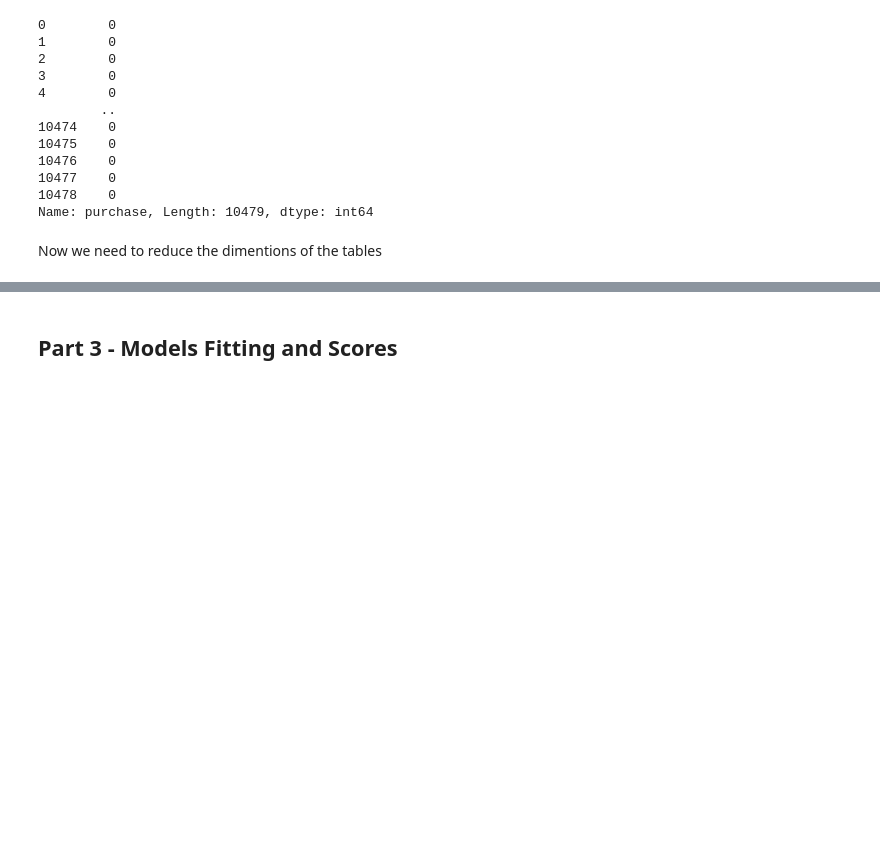
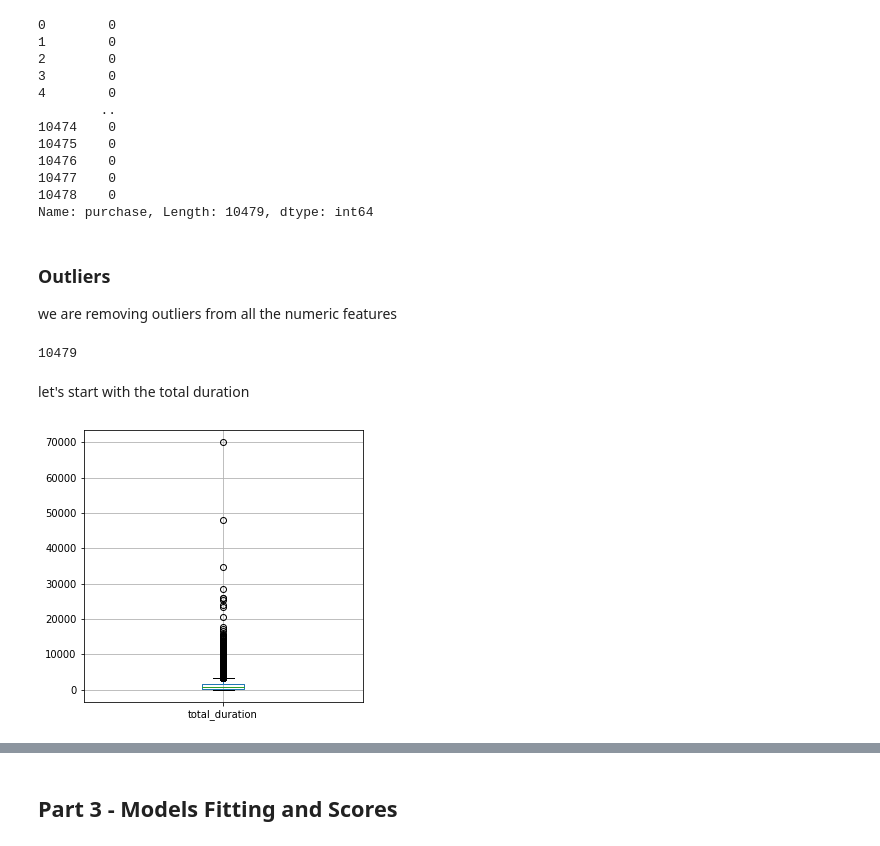
Before and after one commit to TalmSnir/ML-Final-Project, a Jupyter notebook: Final-Project.ipynb, the cells around one changed output, grey strips where cells are left out. Saved outputs shown, nothing was run; the diff lists cells and outputs as text; code cells hidden in the pictures; blank space fills up the shorter version.

Commit message:
after outliers and PCA

```diff
--- a/Final-Project.ipynb
+++ b/Final-Project.ipynb
@@ -345,9 +345,12 @@ data
 # %%
 # #we will start to drop some col with high correlation
 # We have 4753 missing values in total_duration column. we will drop this column and work with num_of_product_pages. which has the highest correlation with this feature.
-data = data.drop(columns=['total_duration'],inplace=False)
+#data = data.drop(columns=['total_duration'],inplace=False)
 data = data.drop(columns=['ExitRates'],inplace=False)
-data = data.drop(columns=['num_of_admin_pages'],inplace=False)
+data['total_duration']=data['admin_page_duration']+data['info_page_duration']+data['product_page_duration'] #we are summing the duration to 1 feature
+data = data.drop(columns=['admin_page_duration'],inplace=False)
+data = data.drop(columns=['info_page_duration'],inplace=False)
+data = data.drop(columns=['product_page_duration'],inplace=False)
 # %%
 (data['user_type']=='Other').sum()/data.shape[0]
 # %% [output]
@@ -358,14 +361,16 @@ len(data['A'].unique())
 data = data.drop(columns=['A'],inplace=False)
 # %%
 
-data['BounceRates'].fillna(data['BounceRates'].median(), inplace = True) # only 22 missing values
-data['admin_page_duration'].fillna(data['admin_page_duration'].median(), inplace = True) # only 22 missing values
-data['info_page_duration'].fillna(data['info_page_duration'].median(), inplace = True) # only 22 missing values
-data['product_page_duration'].fillna(data['product_page_duration'].median(), inplace = True)
-data['num_of_info_pages'].fillna(data['num_of_info_pages'].median(), inplace = True) # only 22 missing values
+data['BounceRates'].fillna(data['BounceRates'].median(), inplace = True)
+# data['admin_page_duration'].fillna(data['admin_page_duration'].median(), inplace = True)
+# data['info_page_duration'].fillna(data['info_page_duration'].median(), inplace = True)
+data['total_duration'].fillna(data['total_duration'].median(), inplace = True)
+data['num_of_admin_pages'].fillna(data['num_of_admin_pages'].median(), inplace = True)
+# data['product_page_duration'].fillna(data['product_page_duration'].median(), inplace = True)
+data['num_of_info_pages'].fillna(data['num_of_info_pages'].median(), inplace = True)
 data['num_of_product_pages'].fillna(data['num_of_product_pages'].median(), inplace = True)
-data['closeness_to_holiday'].fillna(data['closeness_to_holiday'].median(), inplace = True) # only 22 missing values
-data['PageValues'].fillna(data['PageValues'].median(), inplace = True) # only 22 missing values
+data['closeness_to_holiday'].fillna(data['closeness_to_holiday'].median(), inplace = True)
+data['PageValues'].fillna(data['PageValues'].median(), inplace = True)
 data['device'].fillna(get_most_frequent('device'), inplace = True)
 data['Region'].fillna(get_most_frequent('Region'), inplace = True)
 data['Month'].fillna(get_most_frequent('Month'), inplace = True)
@@ -420,5 +436,17 @@ data['purchase']
 10477    0
 10478    0
 Name: purchase, Length: 10479, dtype: int64
-# %% [markdown]
-Now we need to reduce the dimentions of the tables
+# %% [markdown]
+### Outliers
+we are removing outliers from all the numeric features
+# %%
+num_of_sampels_before_removing_outliers = data.shape[0]
+num_of_sampels_before_removing_outliers
+# %% [output]
+10479
+# %% [markdown]
+let's start with the total duration
+# %%
+boxplot1 = data.boxplot(['total_duration',], figsize=(5,5))
+# %% [output]
+[figure, added]
```
Also changed, not shown: parts of 30 cells of this notebook.
